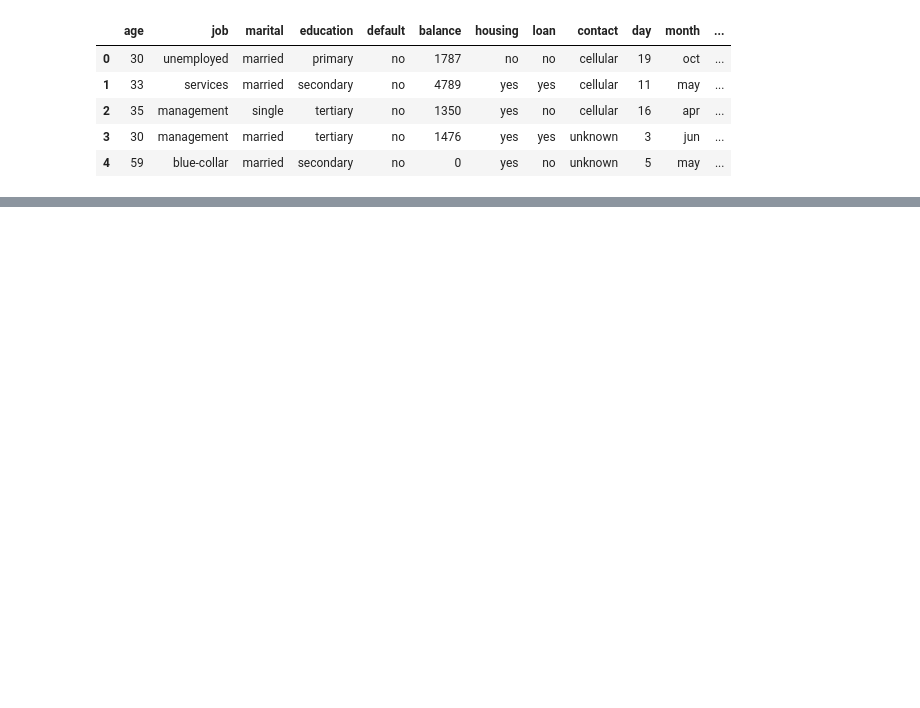
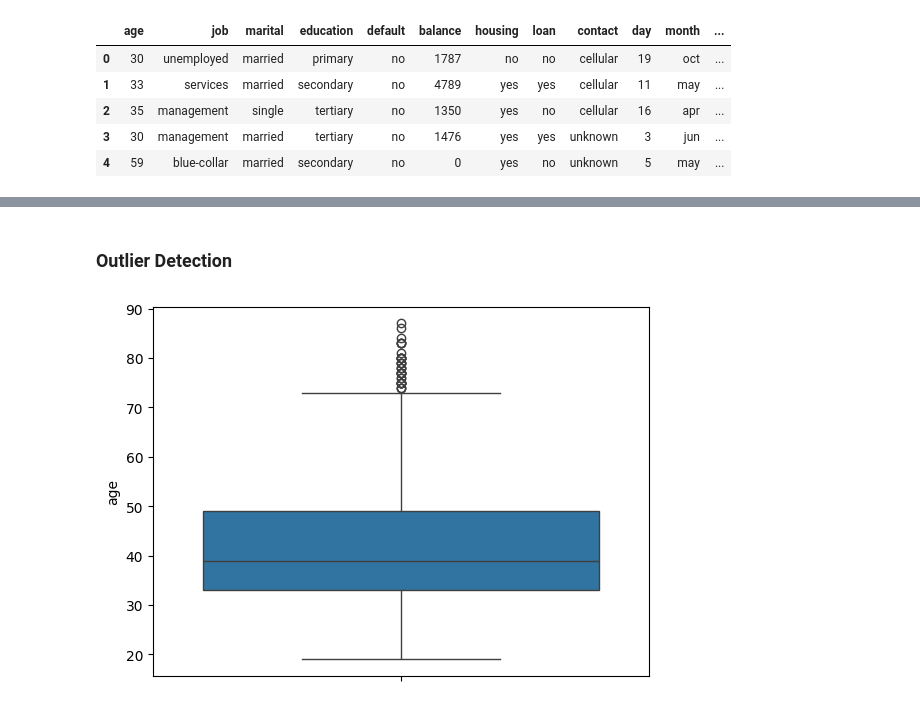
Before and after one commit to RealHaroon/PRODIGY_DS_03, a Jupyter notebook: notebook/Decision Tree Classifier.ipynb, the cells around one changed output, grey strips where cells are left out. Saved outputs shown, nothing was run; the diff lists cells and outputs as text; code cells hidden in the pictures; blank space fills up the shorter version.

```diff
--- a/notebook/Decision Tree Classifier.ipynb
+++ b/notebook/Decision Tree Classifier.ipynb
@@ -64,0 +123,7 @@ df.select_dtypes(include='number').
+# %% [markdown]
+### Outlier Detection
+# %%
+sns.boxplot(df['age'])
+plt.show()
+# %% [output]
+[figure, added]
```
Also changed, not shown: parts of 15 cells of this notebook, 1 other file.
